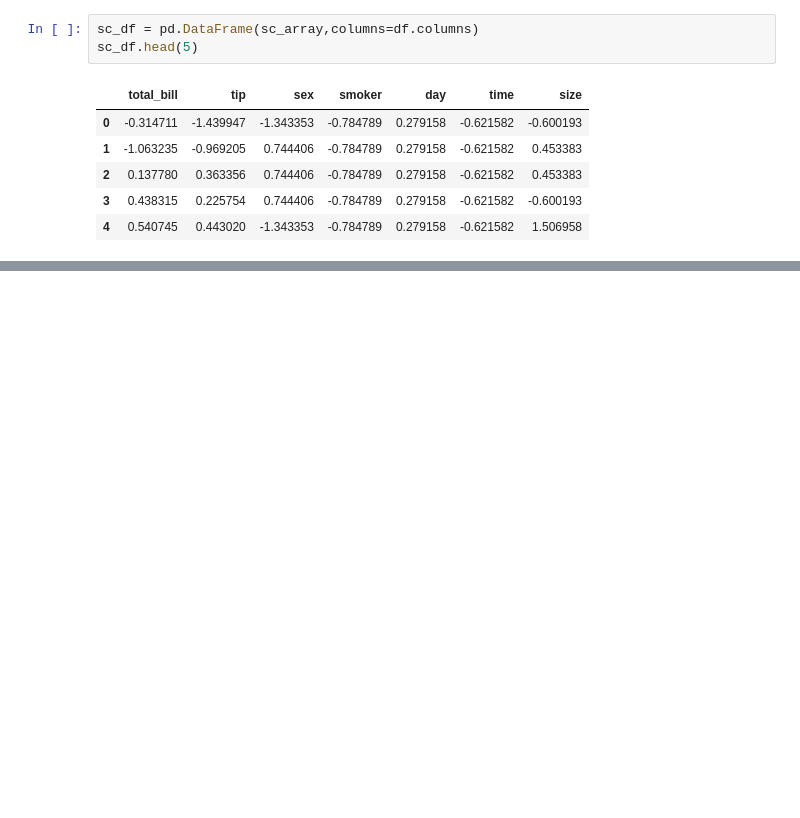
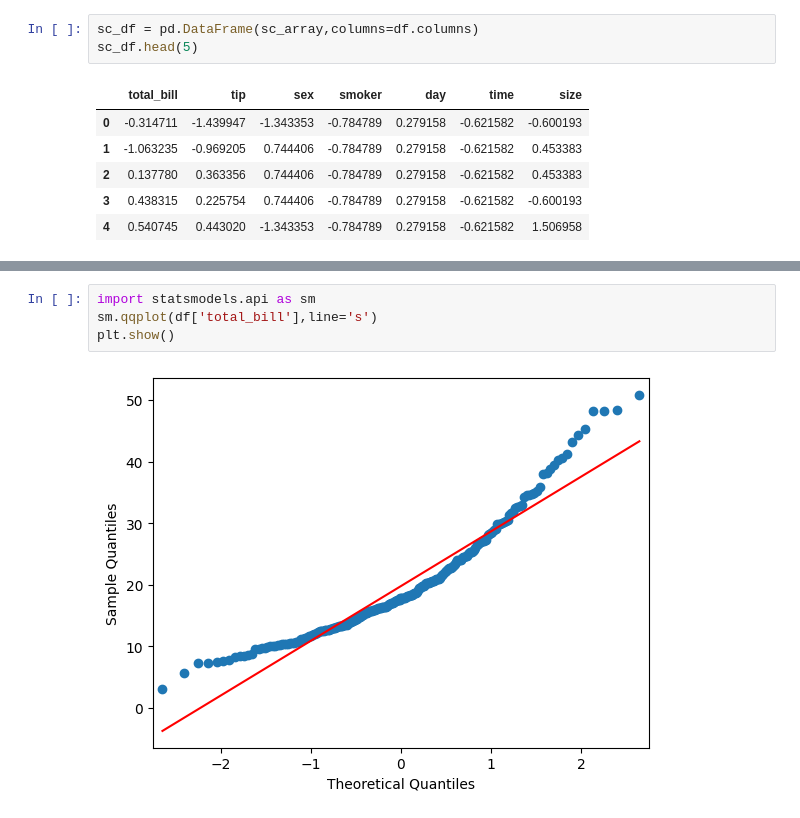
Before and after one commit to Rajeevkavala/Application-Development, a Jupyter notebook: Day-17.ipynb, the cells around one changed output, grey strips where cells are left out. Cells and saved outputs as stored; diff of their text form; blank space fills up the shorter version.

```diff
--- a/Day-17.ipynb
+++ b/Day-17.ipynb
@@ -279,0 +362,6 @@ sc_df.describe()
+# %%
+import statsmodels.api as sm
+sm.qqplot(df['total_bill'],line='s')
+plt.show()
+# %% [output]
+[figure, added]
```
Also changed, not shown: parts of 11 cells of this notebook.
